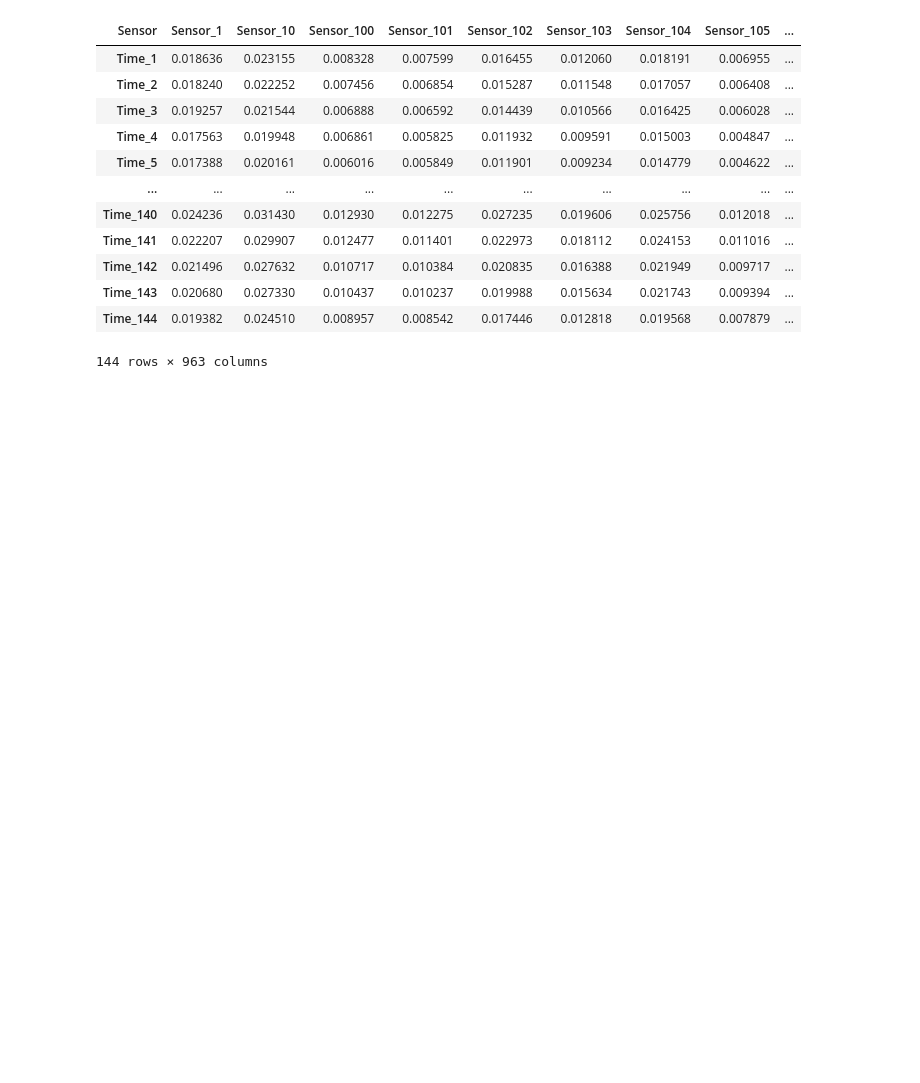
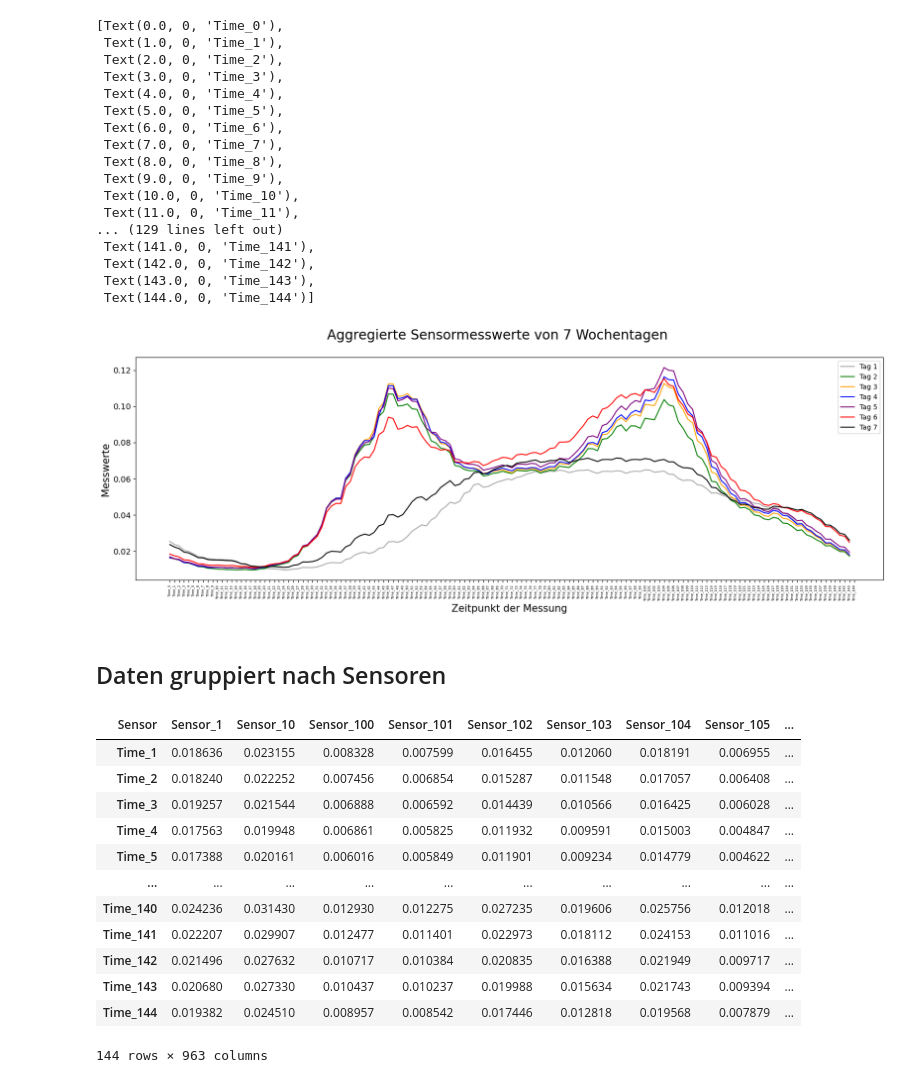
Before and after one commit to NICFRU/Advance-Machine-Learning, a Jupyter notebook: Bonus/Bonus 2/Bonus2.ipynb, the cells around one changed output. Cells and saved outputs as stored; diff of their text form; code cells hidden in the pictures; blank space fills up the shorter version.

```diff
--- a/Bonus/Bonus 2/Bonus2.ipynb
+++ b/Bonus/Bonus 2/Bonus2.ipynb
@@ -10,2 +30,6 @@ import ast
 # %%
 df = pd.read_csv("data/cleared_train.csv")
+# %%
+df = df.drop(columns=["Unnamed: 0"], axis=1)
+df = df.groupby(['Day']).mean()
+df
@@ -11,0 +82,57 @@ df = pd.read_csv("data/cleared_train.csv")
+# %%
+figure, axis = plt.subplots(figsize=(20,6))
+figure.suptitle(f"Aggregierte Sensormesswerte von 7 Wochentagen", fontsize=20)
+nr_y_01 = df_01["values"]
+nr_y_02 = df_02["values"]
+nr_y_03 = df_03["values"]
+nr_y_04 = df_04["values"]
+nr_y_05 = df_05["values"]
+nr_y_06 = df_06["values"]
+nr_y_07 = df_07["values"]
+
+nr_x = np.arange(0, len(df_01))
+axis.set_xlabel("Zeitpunkt der Messung", fontsize = 15)
+axis.set_ylabel("Messwerte", fontsize = 15)
+axis.plot(nr_x, nr_y_01, color="darkgrey", label='Tag 1')
+axis.plot(nr_x, nr_y_02, color="green", label='Tag 2')
+axis.plot(nr_x, nr_y_03, color="orange", label='Tag 3')
+axis.plot(nr_x, nr_y_04, color="blue", label='Tag 4')
+axis.plot(nr_x, nr_y_05, color="purple", label='Tag 5')
+axis.plot(nr_x, nr_y_06, color="red", label='Tag 6')
+axis.plot(nr_x, nr_y_07, color="black", label='Tag 7')
+
+plt.rc('xtick', labelsize=5)
+plt.rc('ytick', labelsize=12)
+
+# Erstelle Legende
+plt.legend()
+# Anzahl an Ticks
+label_am = 145
+pos = np.arange(0, len(df_01) + 1, len(df_01) / (label_am - 1))
+# Beschriftung
+labels = ['Time_' + str(i) for i in range(0, label_am)]
+# setzt ticks
+axis.set_xticks(pos)
+# Beschriftung mit Winkeln
+axis.set_xticklabels(labels, rotation=90)
+# %% [output]
+[Text(0.0, 0, 'Time_0'),
+ Text(1.0, 0, 'Time_1'),
+ Text(2.0, 0, 'Time_2'),
+ Text(3.0, 0, 'Time_3'),
+ Text(4.0, 0, 'Time_4'),
+ Text(5.0, 0, 'Time_5'),
+ Text(6.0, 0, 'Time_6'),
+ Text(7.0, 0, 'Time_7'),
+ Text(8.0, 0, 'Time_8'),
+ Text(9.0, 0, 'Time_9'),
+ Text(10.0, 0, 'Time_10'),
+ Text(11.0, 0, 'Time_11'),
+... (129 lines left out)
+ Text(141.0, 0, 'Time_141'),
+ Text(142.0, 0, 'Time_142'),
+ Text(143.0, 0, 'Time_143'),
+ Text(144.0, 0, 'Time_144')]
+[figure, added]
+# %% [markdown]
+## Daten gruppiert nach Sensoren
```
Also changed, not shown: parts of 13 cells of this notebook.
